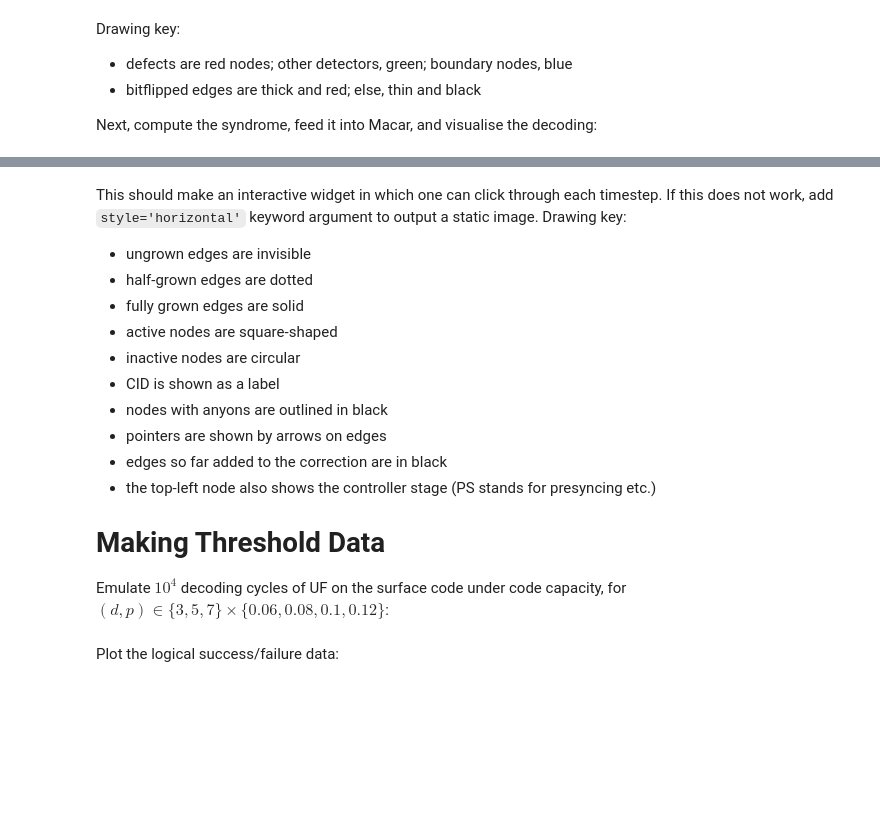
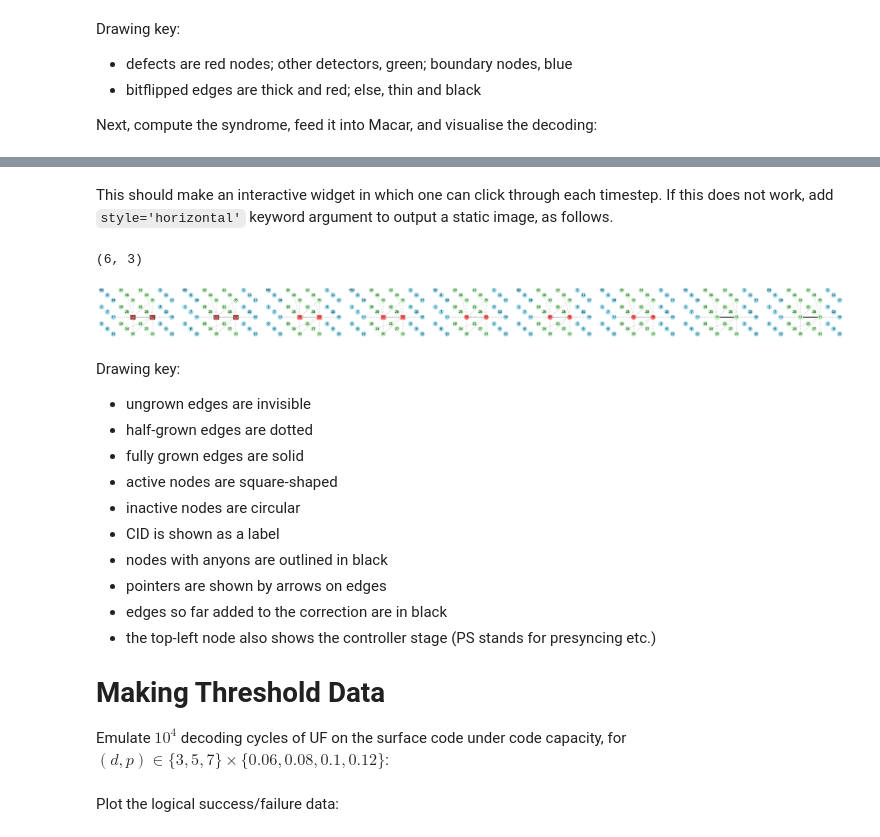
Before and after one commit to timchan0/localuf, a Jupyter notebook: demo_notebooks/intro.ipynb, the cells around one changed output, grey strips where cells are left out. Drawn from its saved outputs; the diff is of its cells as text; code cells hidden in the pictures; blank space fills up the shorter version.

Commit message:
Visualize a horizontal Macar output in intro notebook

```diff
--- a/demo_notebooks/intro.ipynb
+++ b/demo_notebooks/intro.ipynb
@@ -29,6 +29,17 @@ interactive(children=(BoundedIntText(value=1, description='timestep:', max=20, m
+# %% [markdown]
+This should make an interactive widget in which one can click through each timestep.
+If this does not work, add `style='horizontal'` keyword argument to output a static image, as follows.
+# %%
+decoder.reset()
+decoder.decode(
+    syndrome,
+    draw=True,
+    style='horizontal',
+)
+# %% [output]
+(6, 3)
+[figure, added]
 # %% [markdown]
-This should make an interactive widget in which one can click through each timestep.
-If this does not work, add `style='horizontal'` keyword argument to output a static image.
 Drawing key:
 * ungrown edges are invisible
 * half-grown edges are dotted
```
Also changed, not shown: parts of 5 cells of this notebook.
